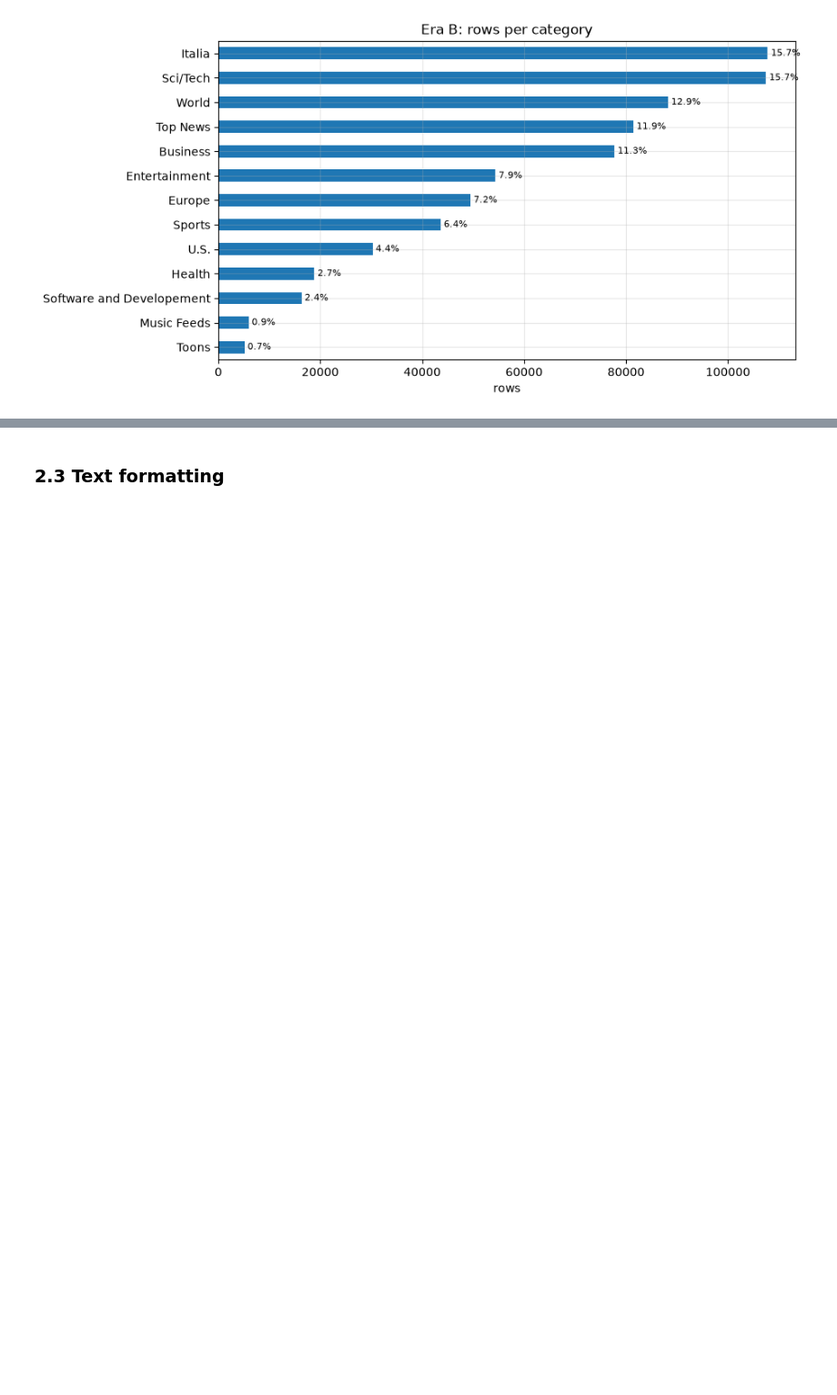
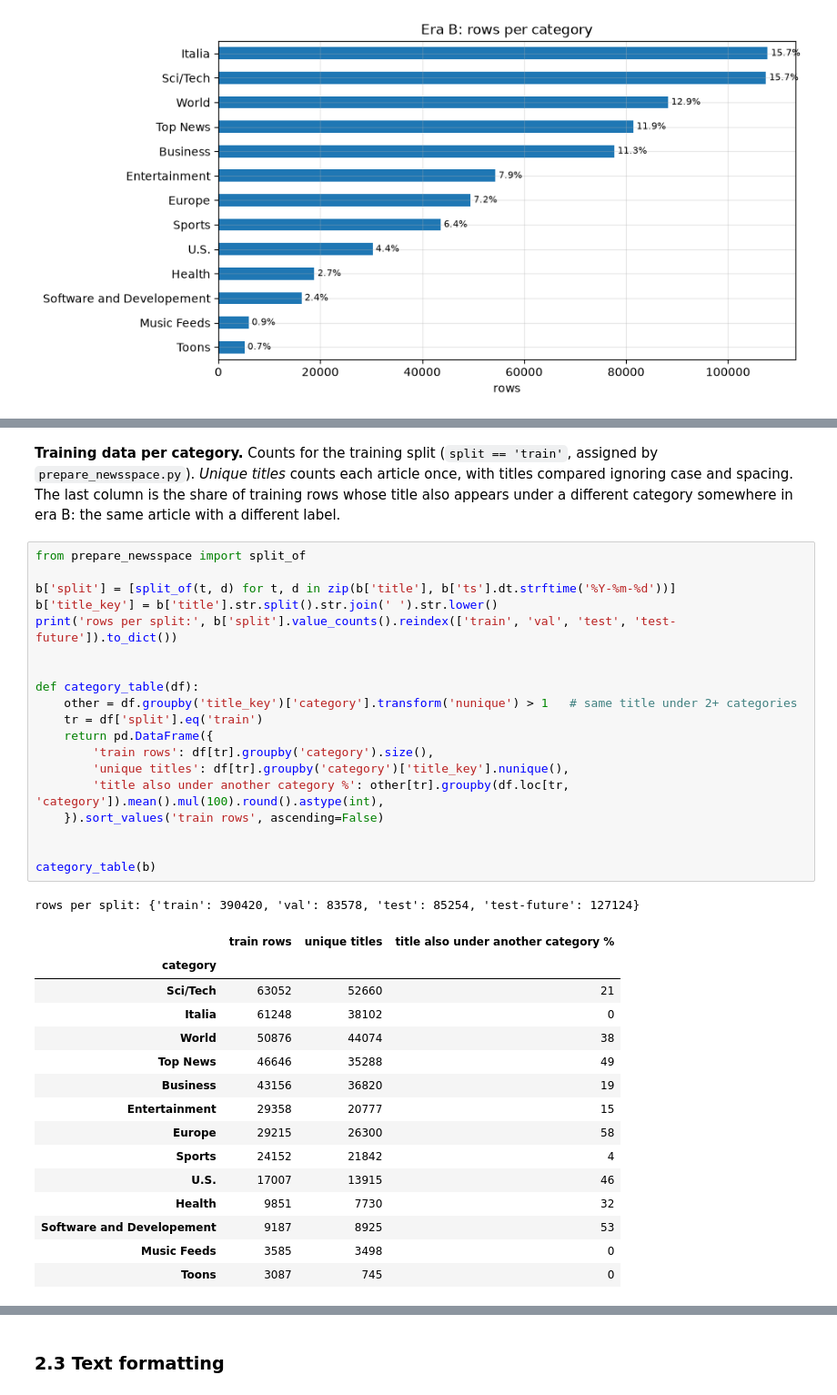
Before and after one commit to nr6000000/pw-przetwarzanie-danych, a Jupyter notebook: newsspace_analysis.ipynb, the cells around one changed output, grey strips where cells are left out. Shown at 91% size. Cells and saved outputs as stored; diff of their text form; blank space fills up the shorter version.

```diff
--- a/newsspace_analysis.ipynb
+++ b/newsspace_analysis.ipynb
@@ -648,0 +697,41 @@ plt.show()
+# %% [markdown]
+**Training data per category.** Counts for the training split (`split == 'train'`, assigned by
+`prepare_newsspace.py`). *Unique titles* counts each article once, with titles compared ignoring case and spacing.
+The last column is the share of training rows whose title also appears under a different category somewhere in
+era B: the same article with a different label.
+# %%
+from prepare_newsspace import split_of
+
+b['split'] = [split_of(t, d) for t, d in zip(b['title'], b['ts'].dt.strftime('%Y-%m-%d'))]
+b['title_key'] = b['title'].str.split().str.join(' ').str.lower()
+print('rows per split:', b['split'].value_counts().reindex(['train', 'val', 'test', 'test-future']).to_dict())
+
+
+def category_table(df):
+    other = df.groupby('title_key')['category'].transform('nunique') > 1   # same title under 2+ categories
+    tr = df['split'].eq('train')
+    return pd.DataFrame({
+        'train rows': df[tr].groupby('category').size(),
+        'unique titles': df[tr].groupby('category')['title_key'].nunique(),
+        'title also under another category %': other[tr].groupby(df.loc[tr, 'category']).mean().mul(100).round().astype(int),
+    }).sort_values('train rows', ascending=False)
+
+
+category_table(b)
+# %% [output]
+rows per split: {'train': 390420, 'val': 83578, 'test': 85254, 'test-future': 127124}
+|  | train rows | unique titles | title also under another category % |
+| category |  |  |  |
+| Sci/Tech | 63052 | 52660 | 21 |
+| Italia | 61248 | 38102 | 0 |
+| World | 50876 | 44074 | 38 |
+| Top News | 46646 | 35288 | 49 |
+| Business | 43156 | 36820 | 19 |
+| Entertainment | 29358 | 20777 | 15 |
+| Europe | 29215 | 26300 | 58 |
+| Sports | 24152 | 21842 | 4 |
+| U.S. | 17007 | 13915 | 46 |
+| Health | 9851 | 7730 | 32 |
+| Software and Developement | 9187 | 8925 | 53 |
+| Music Feeds | 3585 | 3498 | 0 |
+| Toons | 3087 | 745 | 0 |
```
Also changed, not shown: parts of 12 cells of this notebook, 2 other files.
